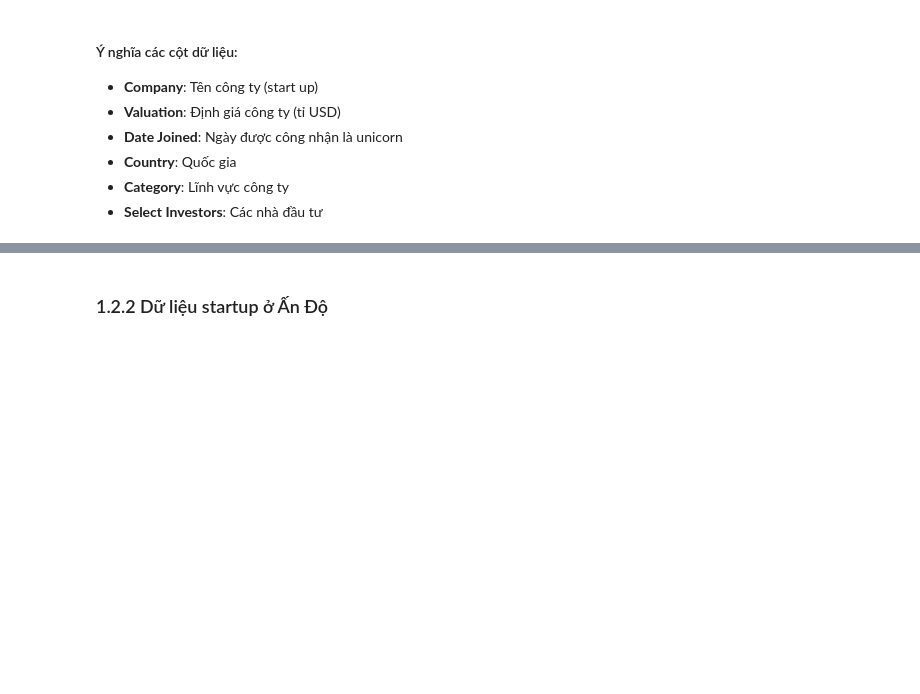
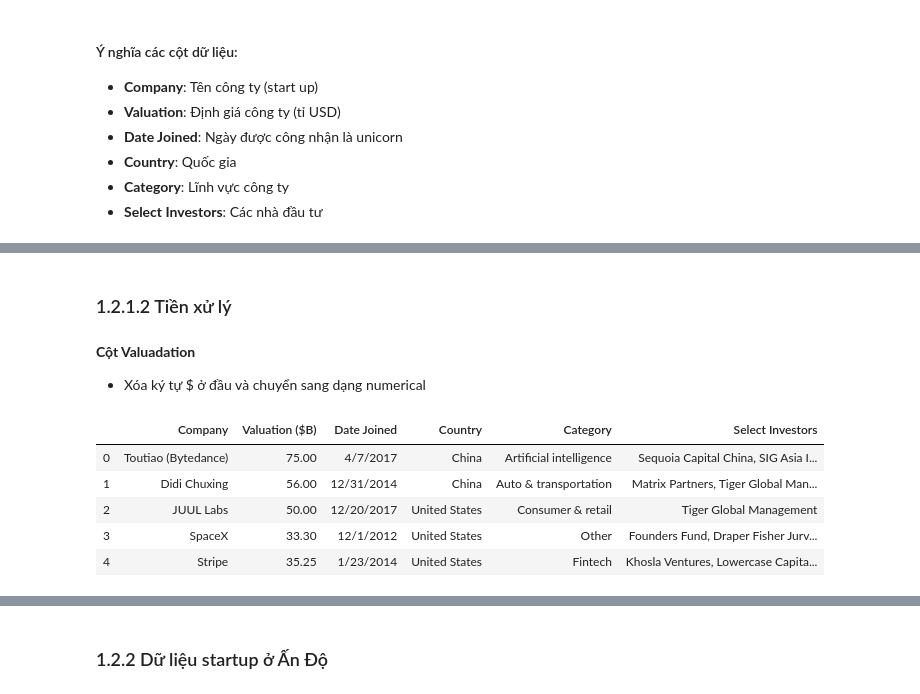
Before and after one commit to ethanol1310/Final_DSProgramming, a Jupyter notebook: 1712689-HuynhNgocQuan.ipynb, the cells around one changed output, grey strips where cells are left out. Saved outputs shown, nothing was run; the diff lists cells and outputs as text; code cells hidden in the pictures; blank space fills up the shorter version.

```diff
--- a/1712689-HuynhNgocQuan.ipynb
+++ b/1712689-HuynhNgocQuan.ipynb
@@ -72,0 +106,17 @@ unicorns_df.shape
+# %% [markdown]
+### 1.2.1.2 Tiền xử lý
+# %% [markdown]
+**Cột Valuadation**
+
+- Xóa ký tự \$ ở đầu và chuyển sang dạng numerical
+# %%
+unicorns_df = unicorns_df.replace('\$','', regex=True)
+unicorns_df["Valuation ($B) "] = unicorns_df["Valuation ($B) "].astype(float)
+unicorns_df.head()
+# %% [output]
+|  | Company | Valuation ($B) | Date Joined | Country | Category | Select Investors |
+| 0 | Toutiao (Bytedance) | 75.00 | 4/7/2017 | China | Artificial intelligence | Sequoia Capital China, SIG Asia I... |
+| 1 | Didi Chuxing | 56.00 | 12/31/2014 | China | Auto & transportation | Matrix Partners, Tiger Global Man... |
+| 2 | JUUL Labs | 50.00 | 12/20/2017 | United States | Consumer & retail | Tiger Global Management |
+| 3 | SpaceX | 33.30 | 12/1/2012 | United States | Other | Founders Fund, Draper Fisher Jurv... |
+| 4 | Stripe | 35.25 | 1/23/2014 | United States | Fintech | Khosla Ventures, Lowercase Capita... |
```
Also changed, not shown: parts of 31 cells of this notebook.
